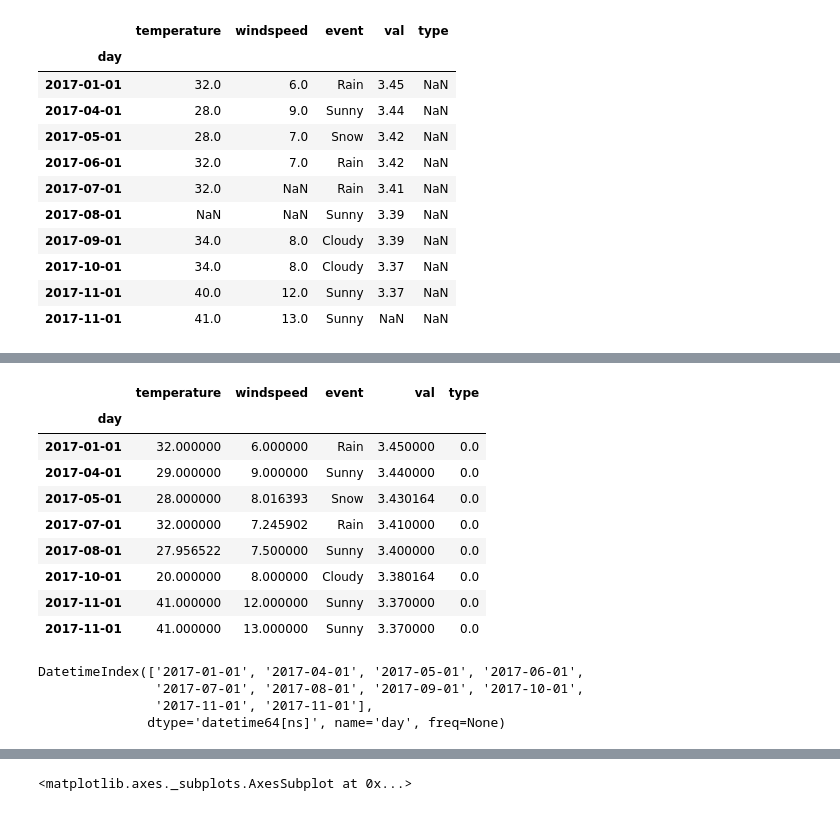
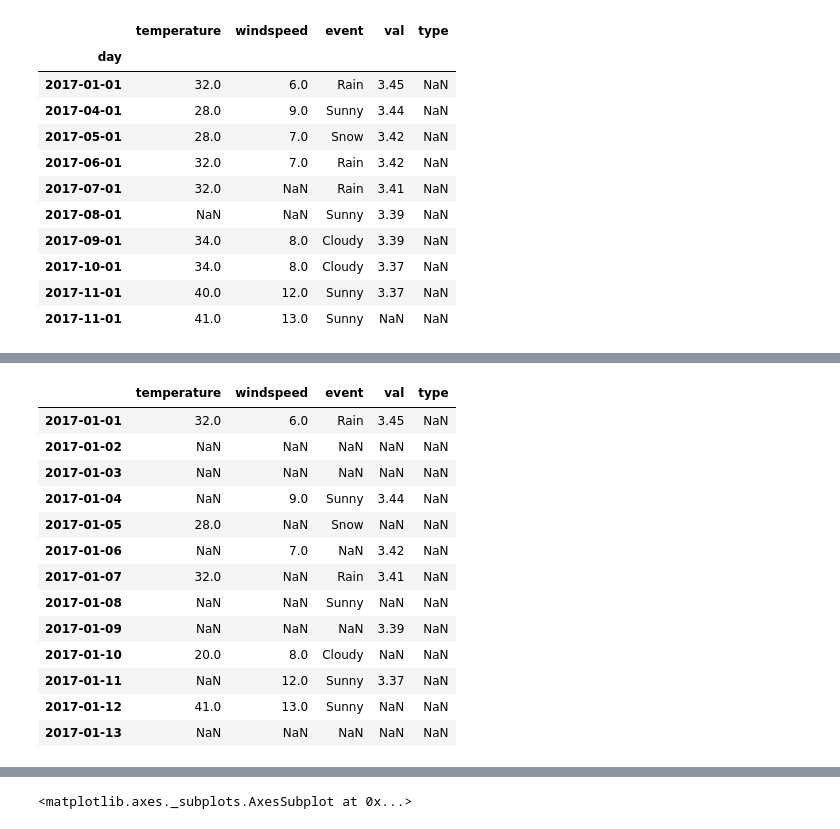
Before and after one commit to agansiv/NoteBooks_tutorial, a Jupyter notebook: Notebook_tutorial.ipynb, the cells around one changed output, grey strips where cells are left out. Drawn from its saved outputs; the diff is of its cells as text; code cells hidden in the pictures.

```diff
--- a/Notebook_tutorial.ipynb
+++ b/Notebook_tutorial.ipynb
@@ -281,21 +288,22 @@ df7
 # %%
-df7.dropna() # we can use dropna(thresh=1) ,meaning in a given row if atleast one column
+df7 = df7.dropna() # we can use dropna(thresh=1) ,meaning in a given row if atleast one column
 ## has value then that will retained else will be dropped. we can increase the threshold to more as well as required
-# %% [output]
-|  | temperature | windspeed | event | val | type |
-| day |  |  |  |  |  |
-| 2017-01-01 | 32.000000 | 6.000000 | Rain | 3.450000 | 0.0 |
-| 2017-04-01 | 29.000000 | 9.000000 | Sunny | 3.440000 | 0.0 |
-| 2017-05-01 | 28.000000 | 8.016393 | Snow | 3.430164 | 0.0 |
-| 2017-07-01 | 32.000000 | 7.245902 | Rain | 3.410000 | 0.0 |
-| 2017-08-01 | 27.956522 | 7.500000 | Sunny | 3.400000 | 0.0 |
-| 2017-10-01 | 20.000000 | 8.000000 | Cloudy | 3.380164 | 0.0 |
-| 2017-11-01 | 41.000000 | 12.000000 | Sunny | 3.370000 | 0.0 |
-| 2017-11-01 | 41.000000 | 13.000000 | Sunny | 3.370000 | 0.0 |
-# %%
-df_clean2.index
-# %% [output]
-DatetimeIndex(['2017-01-01', '2017-04-01', '2017-05-01', '2017-06-01',
-               '2017-07-01', '2017-08-01', '2017-09-01', '2017-10-01',
-               '2017-11-01', '2017-11-01'],
-              dtype='datetime64[ns]', name='day', freq=None)
+# %%
+dt = pd.date_range("01-01-2017","13-01-2017")
+df8 = df_clean2.reindex(dt)
+df8
+# %% [output]
+|  | temperature | windspeed | event | val | type |
+| 2017-01-01 | 32.0 | 6.0 | Rain | 3.45 | NaN |
+| 2017-01-02 | NaN | NaN | NaN | NaN | NaN |
+| 2017-01-03 | NaN | NaN | NaN | NaN | NaN |
+| 2017-01-04 | NaN | 9.0 | Sunny | 3.44 | NaN |
+| 2017-01-05 | 28.0 | NaN | Snow | NaN | NaN |
+| 2017-01-06 | NaN | 7.0 | NaN | 3.42 | NaN |
+| 2017-01-07 | 32.0 | NaN | Rain | 3.41 | NaN |
+| 2017-01-08 | NaN | NaN | Sunny | NaN | NaN |
+| 2017-01-09 | NaN | NaN | NaN | 3.39 | NaN |
+| 2017-01-10 | 20.0 | 8.0 | Cloudy | NaN | NaN |
+| 2017-01-11 | NaN | 12.0 | Sunny | 3.37 | NaN |
+| 2017-01-12 | 41.0 | 13.0 | Sunny | NaN | NaN |
+| 2017-01-13 | NaN | NaN | NaN | NaN | NaN |
```
Also changed, not shown: parts of 25 cells of this notebook, 9 other files.
